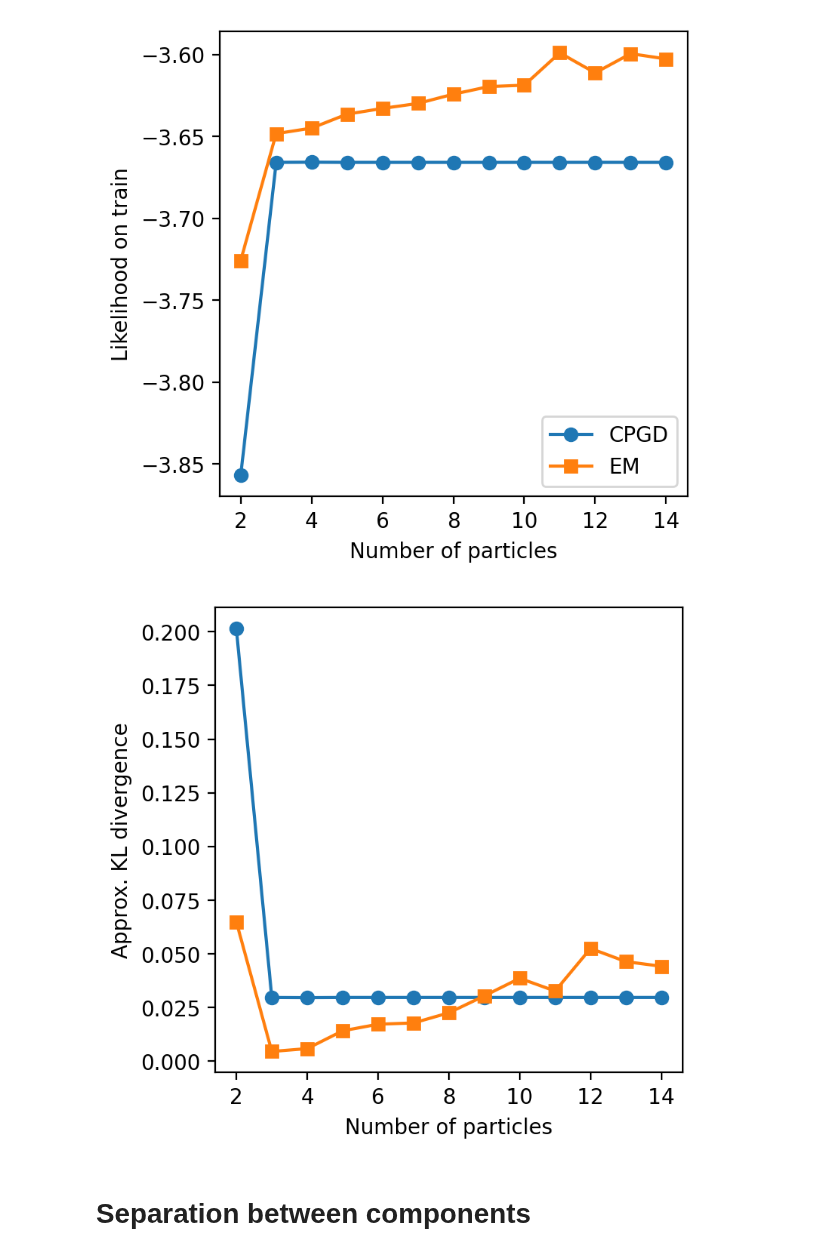
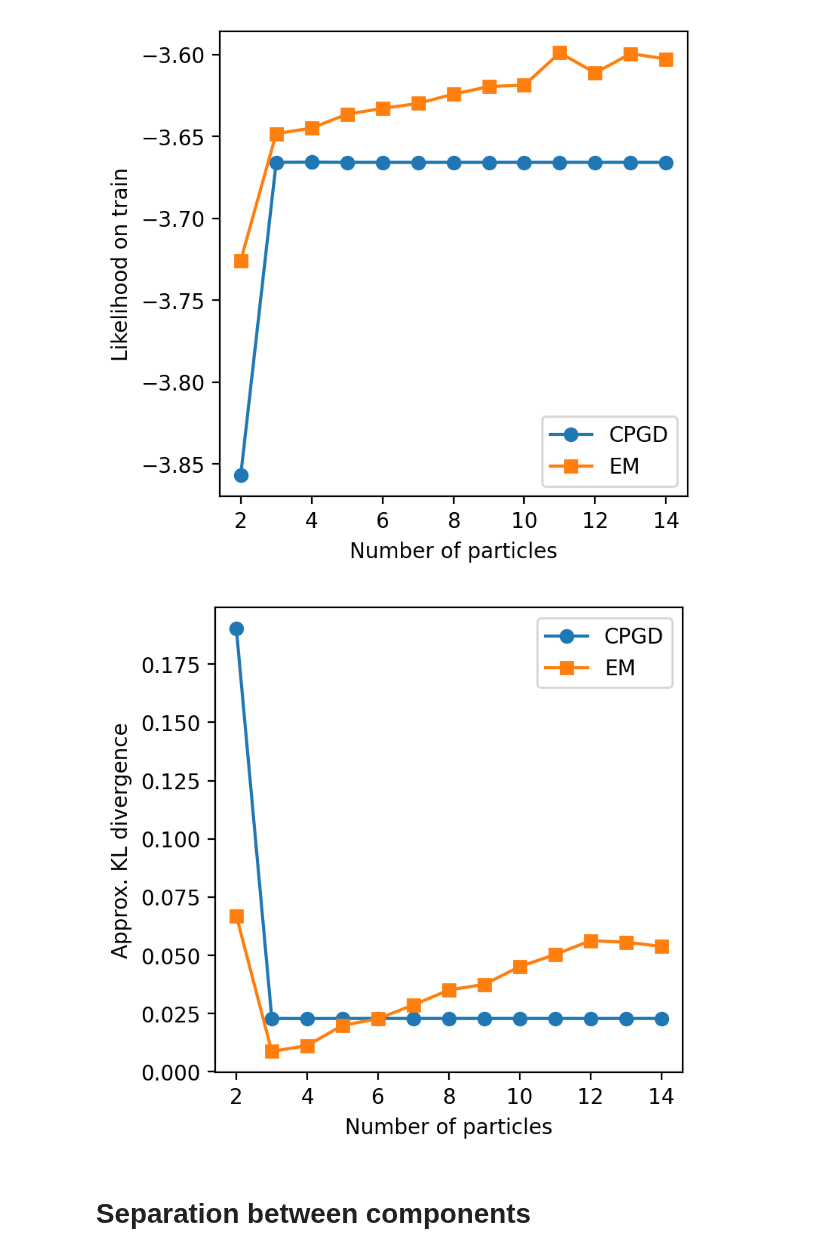
Before and after one commit to giardr/blasso_gmm_cpgd, a Jupyter notebook: cpgd_experiments.ipynb, the cells around one changed output. Saved outputs shown, nothing was run; the diff lists cells and outputs as text; code cells hidden in the pictures.

```diff
--- a/cpgd_experiments.ipynb
+++ b/cpgd_experiments.ipynb
@@ -269,7 +275,7 @@ def compute_scores_W1_KL_likelihood(positions_target,
     #KL divergence with MC approximation
     torch.manual_seed(seed_KL)
     gmm_target=make_diagonal_gmm(weights_target, positions_target[:,:d], positions_target[:,d:])
-    samples_KL = gmm_target.sample((n_samples,))  # shape (n_samples, d)
+    samples_KL = gmm_target.sample((n_samples_KL,))  # shape (n_samples, d)
     log_estimate = gmm_estimate.log_prob(samples_KL)
     log_target = gmm_target.log_prob(samples_KL)
     KL_div = (log_target-log_estimate).mean()
@@ -794,18 +801,19 @@ plt.show()
 # %%
 # KL
 plt.figure(figsize=(4, 4), dpi=200)
 plt.plot(n_vals,
              [results_comparison_em[n]["cpgd"]["KL"] for n in n_vals],
              marker="o", label="CPGD")
 plt.plot(n_vals,
              [results_comparison_em[n]["em"]["KL"] for n in n_vals],
              marker="s", label="EM")
 plt.xlabel("Number of particles")
 plt.ylabel("Approx. KL divergence")
 
+plt.legend()
 plt.show()
 # %% [output]
-[figure, old version]
+[figure, new version]
 # %% [markdown]
 # Separation between components
 # %% [markdown]
```
Also changed, not shown: parts of 11 cells of this notebook, 1 other file.
